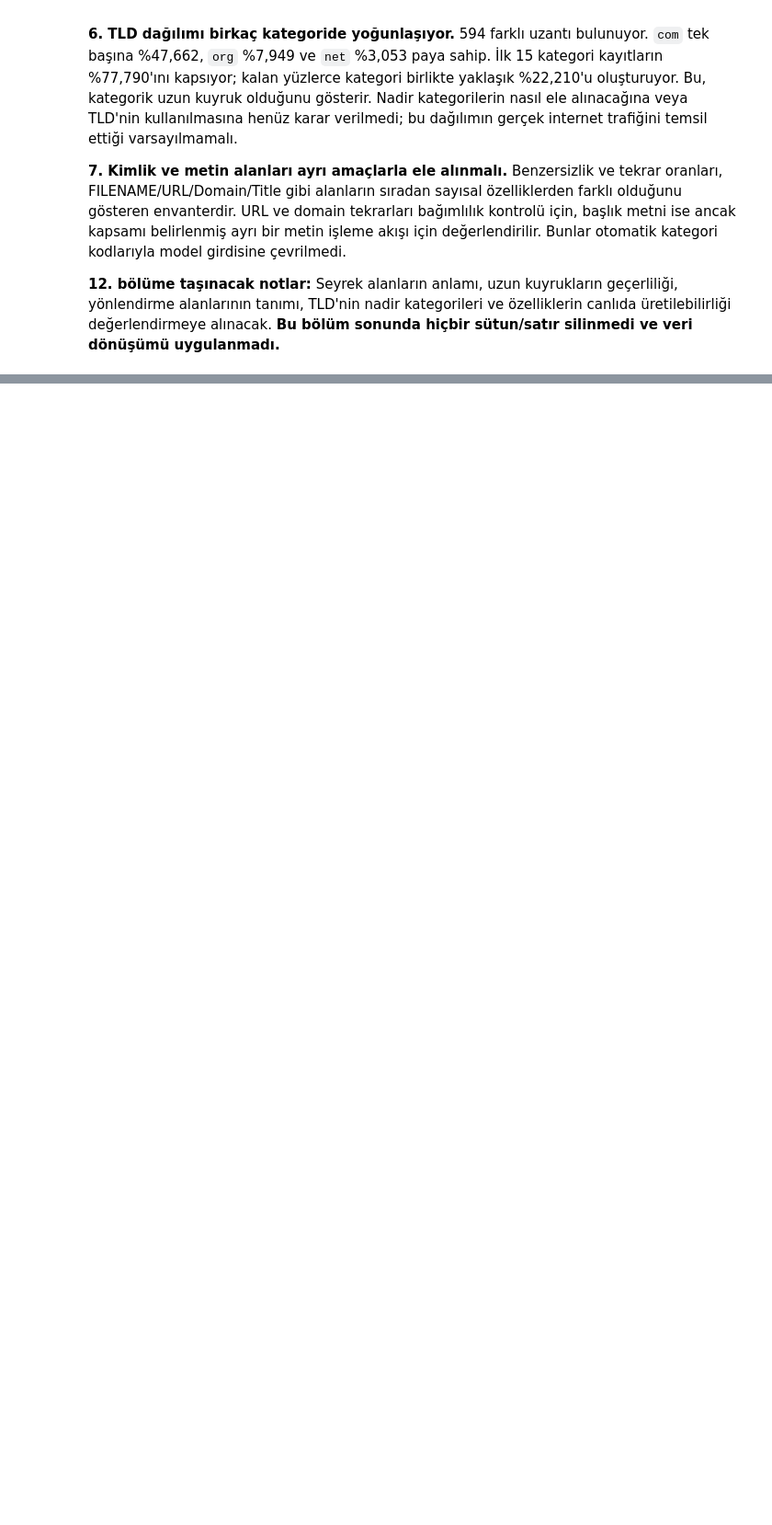
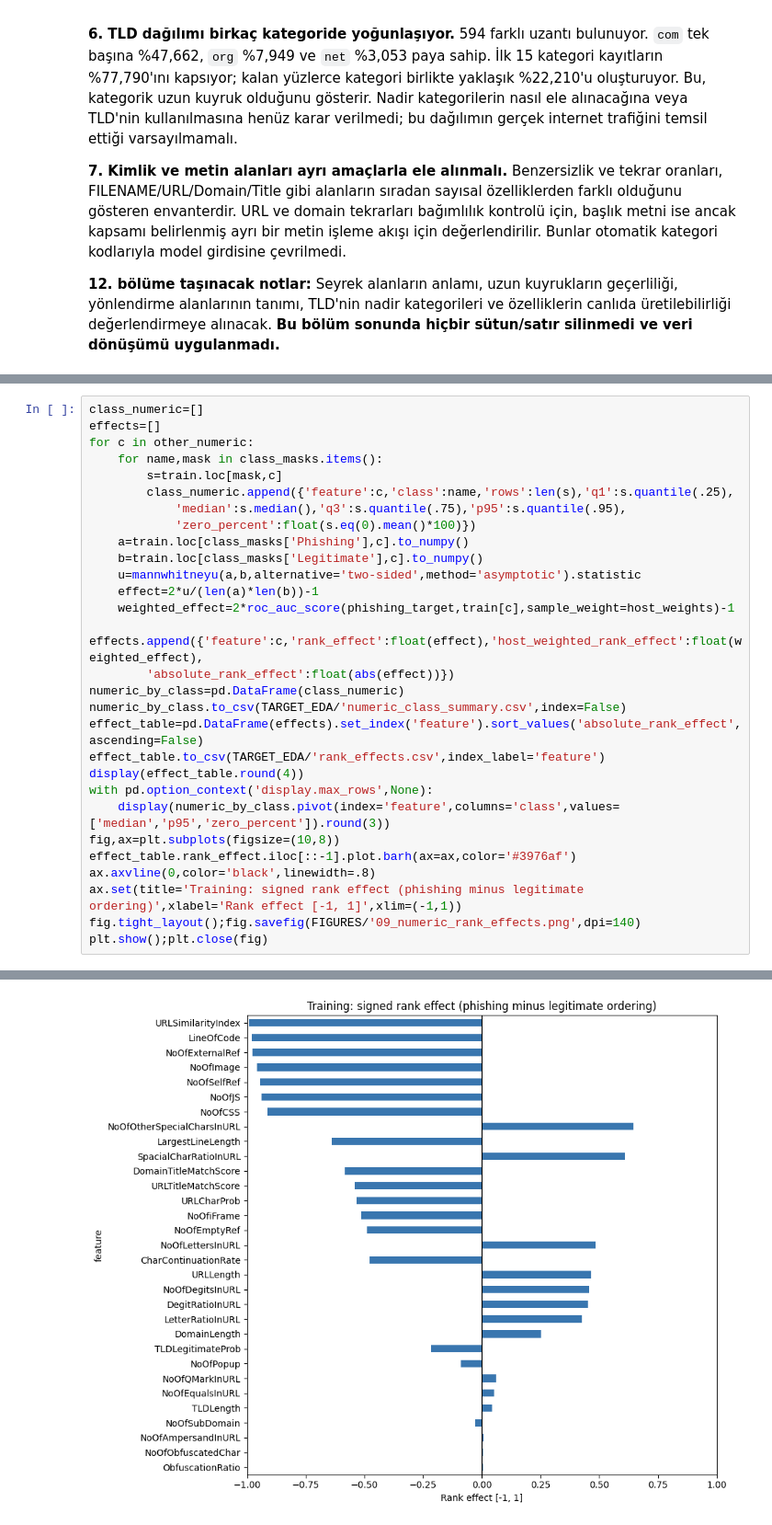
Before and after one commit to aliabdelhalim272/Detction-of-phishing-websites-using-machine-learning-, a Jupyter notebook: notebooks/01_eda.ipynb, the cells around one changed output, grey strips where cells are left out. Shown at 92% size. Drawn from its saved outputs; the diff is of its cells as text; blank space fills up the shorter version.

```diff
--- a/notebooks/01_eda.ipynb
+++ b/notebooks/01_eda.ipynb
@@ -953,0 +1302,30 @@ Korelasyon, türetilmiş alanlar, tekrar eden bilgi ve mantıksal ilişkileri in
+# %%
+class_numeric=[]
+effects=[]
+for c in other_numeric:
+    for name,mask in class_masks.items():
+        s=train.loc[mask,c]
+        class_numeric.append({'feature':c,'class':name,'rows':len(s),'q1':s.quantile(.25),
+            'median':s.median(),'q3':s.quantile(.75),'p95':s.quantile(.95),
+            'zero_percent':float(s.eq(0).mean()*100)})
+    a=train.loc[class_masks['Phishing'],c].to_numpy()
+    b=train.loc[class_masks['Legitimate'],c].to_numpy()
+    u=mannwhitneyu(a,b,alternative='two-sided',method='asymptotic').statistic
+    effect=2*u/(len(a)*len(b))-1
+    weighted_effect=2*roc_auc_score(phishing_target,train[c],sample_weight=host_weights)-1
+    effects.append({'feature':c,'rank_effect':float(effect),'host_weighted_rank_effect':float(weighted_effect),
+        'absolute_rank_effect':float(abs(effect))})
+numeric_by_class=pd.DataFrame(class_numeric)
+numeric_by_class.to_csv(TARGET_EDA/'numeric_class_summary.csv',index=False)
+effect_table=pd.DataFrame(effects).set_index('feature').sort_values('absolute_rank_effect',ascending=False)
+effect_table.to_csv(TARGET_EDA/'rank_effects.csv',index_label='feature')
+display(effect_table.round(4))
+with pd.option_context('display.max_rows',None):
+    display(numeric_by_class.pivot(index='feature',columns='class',values=['median','p95','zero_percent']).round(3))
+fig,ax=plt.subplots(figsize=(10,8))
+effect_table.rank_effect.iloc[::-1].plot.barh(ax=ax,color='#3976af')
+ax.axvline(0,color='black',linewidth=.8)
+ax.set(title='Training: signed rank effect (phishing minus legitimate ordering)',xlabel='Rank effect [-1, 1]',xlim=(-1,1))
+fig.tight_layout();fig.savefig(FIGURES/'09_numeric_rank_effects.png',dpi=140)
+plt.show();plt.close(fig)
+# %% [output]
@@ -953,0 +1369 @@ Korelasyon, türetilmiş alanlar, tekrar eden bilgi ve mantıksal ilişkileri in
+[figure, added]
```
Also changed, not shown: parts of 46 cells of this notebook, 42 other files.
